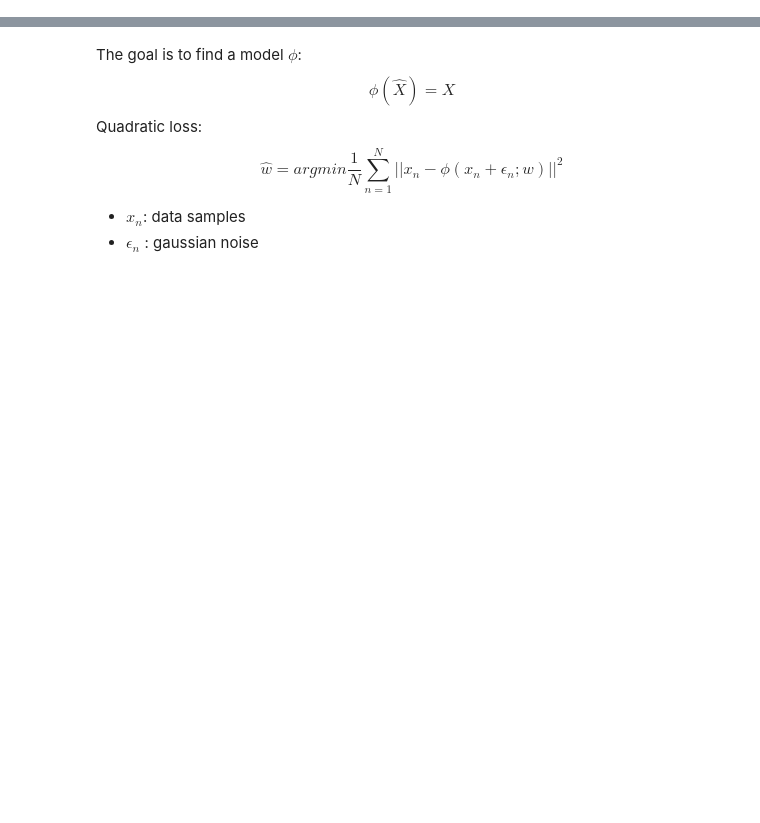
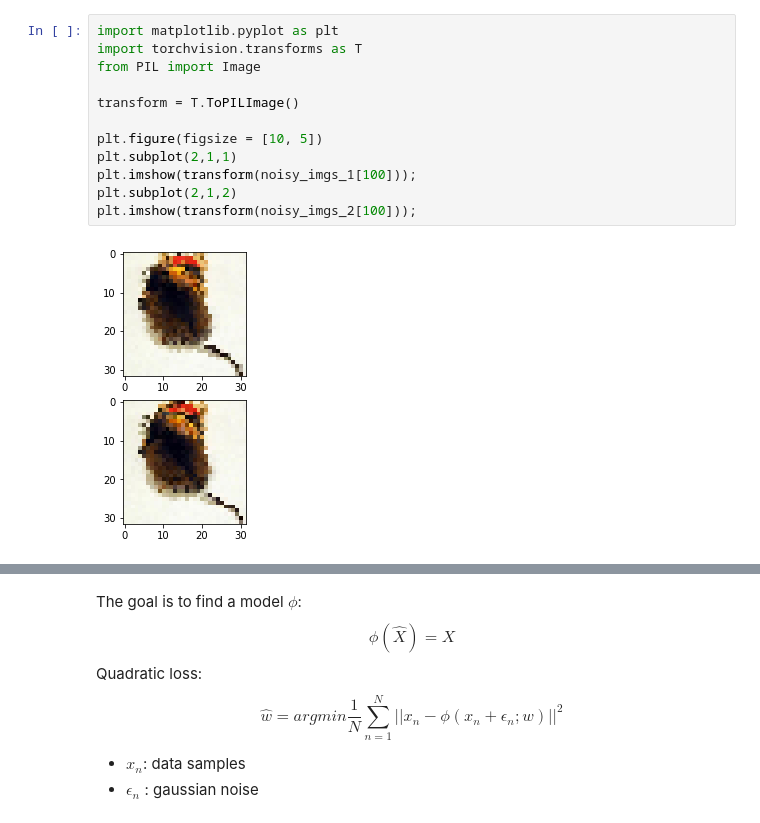
Before and after one commit to SuhanNShetty/DeepLearning_Noise2Noise, a Jupyter notebook: Miniproject_1/Untitled.ipynb, the cells around one changed output, grey strips where cells are left out. Drawn from its saved outputs; the diff is of its cells as text; blank space fills up the shorter version.

```diff
--- a/Miniproject_1/Untitled.ipynb
+++ b/Miniproject_1/Untitled.ipynb
@@ -20,6 +20,20 @@ torch.Size([1000, 3, 32, 32])
 torch.Size([1000, 3, 32, 32])
 torch.Size([1000, 3, 32, 32])
 torch.Size([1000, 3, 32, 32])
+# %%
+import matplotlib.pyplot as plt
+import torchvision.transforms as T
+from PIL import Image
+
+transform = T.ToPILImage()
+
+plt.figure(figsize = [10, 5])
+plt.subplot(2,1,1)
+plt.imshow(transform(noisy_imgs_1[100]));
+plt.subplot(2,1,2)
+plt.imshow(transform(noisy_imgs_2[100]));
+# %% [output]
+[figure, added]
 # %%
 import matplotlib.pyplot as plt
 plt.figure(figsize = [10, 5])
```
Also changed, not shown: parts of 6 cells of this notebook.
